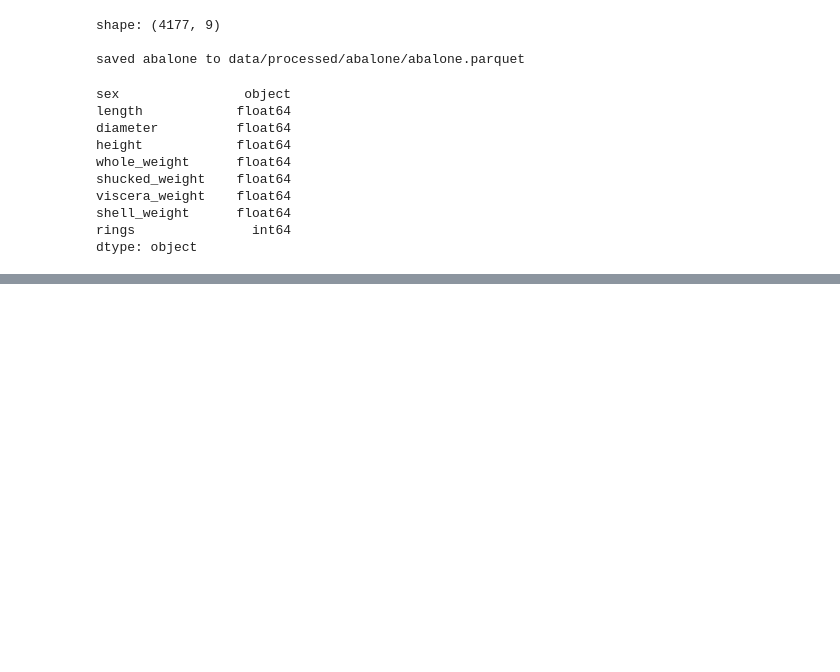
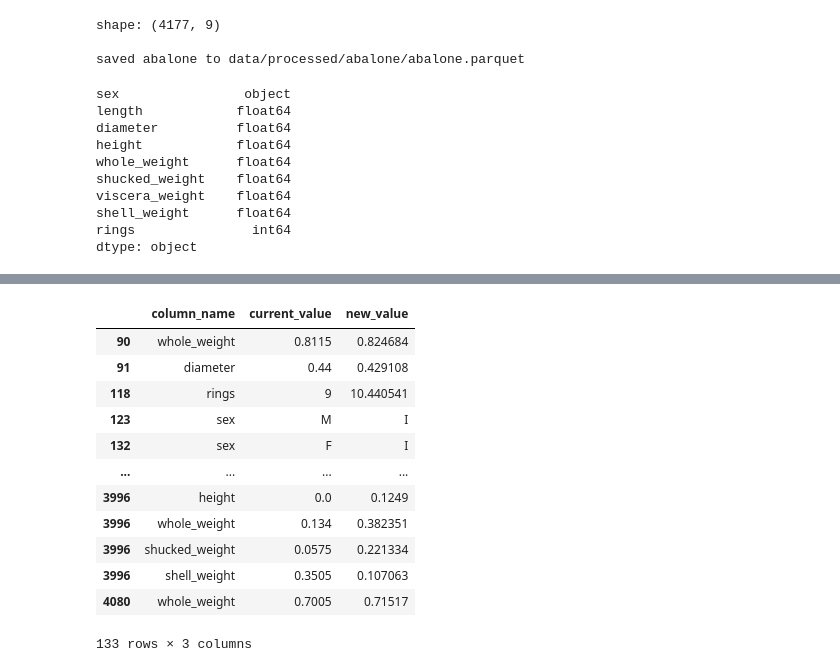
Before and after one commit to RomaKoks/data-quality-abalone, a Jupyter notebook: data_quality_check.ipynb, the cells around one changed output, grey strips where cells are left out. Drawn from its saved outputs; the diff is of its cells as text; code cells hidden in the pictures; blank space fills up the shorter version.

```diff
--- a/data_quality_check.ipynb
+++ b/data_quality_check.ipynb
@@ -439,0 +343,32 @@ def make_data_quality_report(
+# %%
+def get_catboost_params(is_regression: bool, multiclass=False, random_state=0):
+    catboost_params = {
+            "verbose": False,
+            # od_wait - number of sequential iterations of not improved evaluation
+            # metric on validation set before training stops
+            "od_wait": 5,
+            "use_best_model": True,
+            "random_state": random_state,
+            # "task_type": 'GPU'  # uncomment if you want to use GPU
+        }
+    if is_regression:
+        catboost_params['loss_function'] = 'MAPE'
+        catboost_params['eval_metric'] = 'SMAPE'
+    else:
+        catboost_params['loss_function'] = "MultiClass" if multiclass else "Logloss"
+        catboost_params['eval_metric'] = 'TotalF1:average=Weighted'
+        catboost_params['auto_class_weights'] = 'Balanced'
+    return catboost_params
+# %%
+def get_model(is_regression, target_col: pd.Series = None, random_state: int = 0):
+    if is_regression:
+        model = CatBoostRegressor(**get_catboost_params(is_regression, random_state=random_state))
+    else:
+        classes = target_col.nunique()
+        multiclass = False
+        if classes < 2:  # constant value
+            return None
+        elif classes > 2:
+            multiclass = True
+        model = CatBoostClassifier(**get_catboost_params(is_regression, multiclass, random_state))
+    return model
@@ -457,0 +650,17 @@ height
+# %%
+changes = get_changes(abalone_back, fixed_df, ignore_columns=ignore_columns)
+changes
+# %% [output]
+|  | column_name | current_value | new_value |
+| 90 | whole_weight | 0.8115 | 0.824684 |
+| 91 | diameter | 0.44 | 0.429108 |
+| 118 | rings | 9 | 10.440541 |
+| 123 | sex | M | I |
+| 132 | sex | F | I |
+| ... | ... | ... | ... |
+| 3996 | height | 0.0 | 0.1249 |
+| 3996 | whole_weight | 0.134 | 0.382351 |
+| 3996 | shucked_weight | 0.0575 | 0.221334 |
+| 3996 | shell_weight | 0.3505 | 0.107063 |
+| 4080 | whole_weight | 0.7005 | 0.71517 |
+133 rows × 3 columns
```
Also changed, not shown: parts of 63 cells of this notebook, 2 other files.
